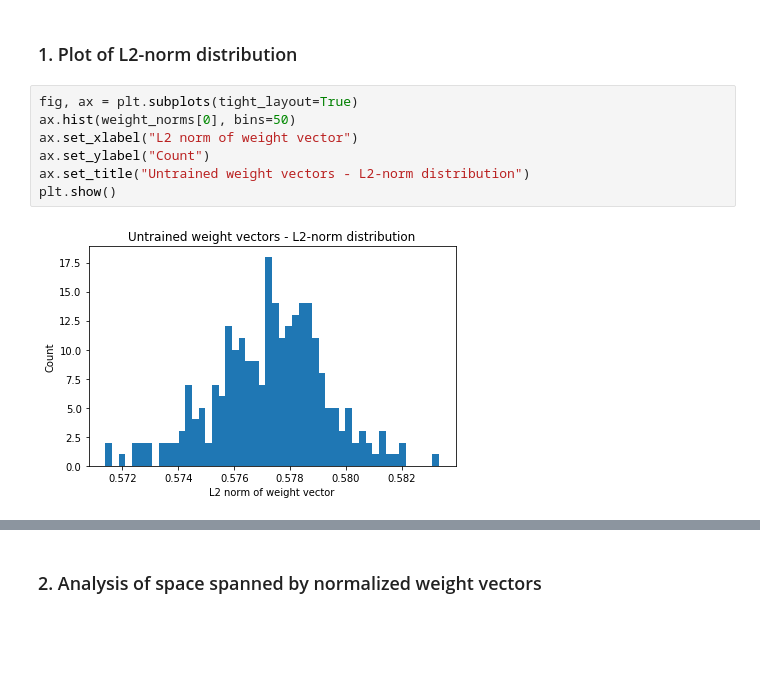
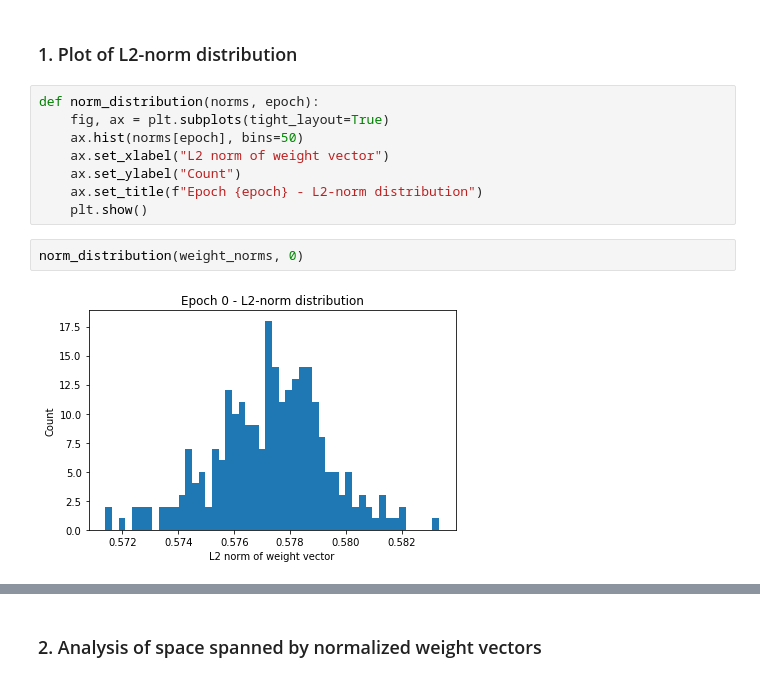
Before and after one commit to jheitmann/Neural-net-pruning, a Jupyter notebook: subspace-analysis.ipynb, the cells around one changed output, grey strips where cells are left out. Cells and saved outputs as stored; diff of their text form; blank space fills up the shorter version.

```diff
--- a/subspace-analysis.ipynb
+++ b/subspace-analysis.ipynb
@@ -68,12 +68,15 @@ weights = s.get_weights(layer)[:epochs]
 # %% [markdown]
 ### 1. Plot of L2-norm distribution
 # %%
-fig, ax = plt.subplots(tight_layout=True)
-ax.hist(weight_norms[0], bins=50)
-ax.set_xlabel("L2 norm of weight vector")
-ax.set_ylabel("Count")
-ax.set_title("Untrained weight vectors - L2-norm distribution")
-plt.show()
+def norm_distribution(norms, epoch):
+    fig, ax = plt.subplots(tight_layout=True)
+    ax.hist(norms[epoch], bins=50)
+    ax.set_xlabel("L2 norm of weight vector")
+    ax.set_ylabel("Count")
+    ax.set_title(f"Epoch {epoch} - L2-norm distribution")
+    plt.show()
-# %% [output]
-[figure, removed]
+# %%
+norm_distribution(weight_norms, 0)
+# %% [output]
+[figure, added]
 # %%
```
Also changed, not shown: parts of 40 cells of this notebook, 1 other file.
